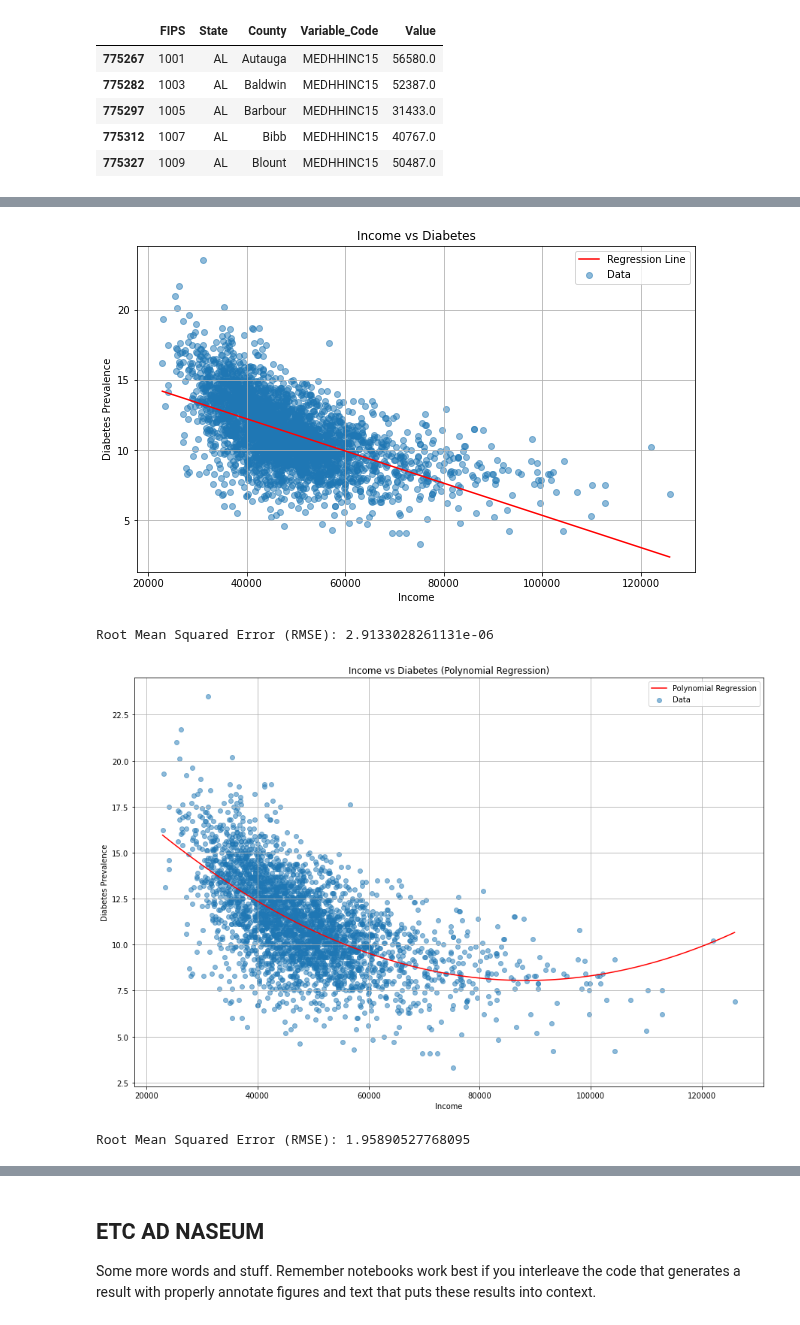
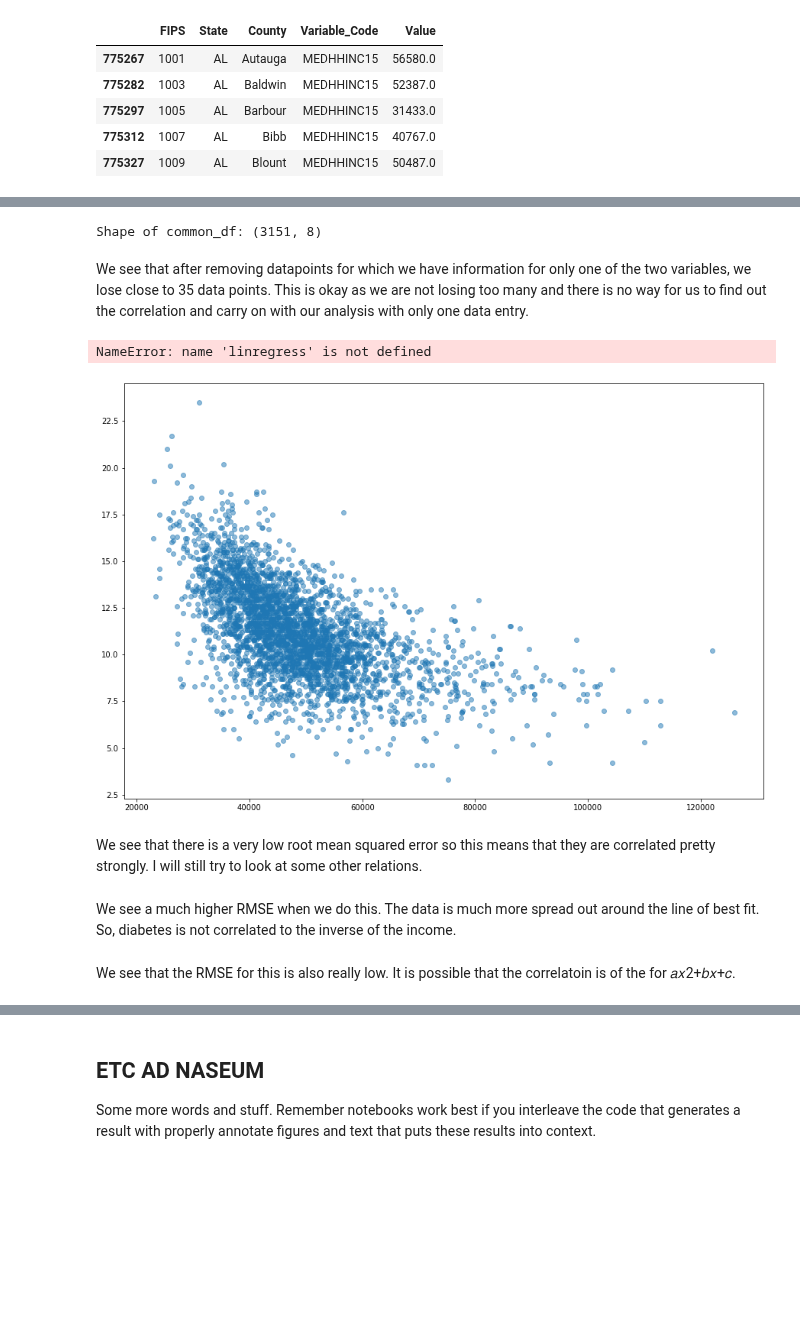
Before and after one commit to edwin815/diabetes_analysis, a Jupyter notebook: FinalProject_Group132_WI24.ipynb, the cells around one changed output, grey strips where cells are left out. Drawn from its saved outputs; the diff is of its cells as text; code cells hidden in the pictures; blank space fills up the shorter version.

```diff
--- a/FinalProject_Group132_WI24.ipynb
+++ b/FinalProject_Group132_WI24.ipynb
@@ -946,32 +971,31 @@ See the caveats in the documentation: https://pandas.pydata.org/pandas-docs/stab
 | 2 | 1005 | AL | Barbour | MEDHHINC15 | 31433.0 | 1005 | PCT_DIABETES_ADULTS13 | 18.4 |
 | 3 | 1007 | AL | Bibb | MEDHHINC15 | 40767.0 | 1007 | PCT_DIABETES_ADULTS13 | 14.8 |
 | 4 | 1009 | AL | Blount | MEDHHINC15 | 50487.0 | 1009 | PCT_DIABETES_ADULTS13 | 14.1 |
+# %%
+print("Shape of common_df:", common_df.shape)
+# %% [output]
+Shape of common_df: (3151, 8)
+# %% [markdown]
+We see that after removing datapoints for which we have information for only one of the two variables, we lose close to 35 data points. This is okay as we are not losing too many and there is no way for us to find out the correlation and carry on with our analysis with only one data entry.
 # %%
-import matplotlib.pyplot as plt
-from scipy.stats import linregress
-import numpy as np
-
-# Scatter plot
-plt.figure(figsize=(10, 6))
+plt.figure(figsize=(15, 10))
 plt.scatter(common_df["income_val"], common_df['diabetes_val'], alpha=0.5, label='Data')
 
-# Perform linear regression
-slope, intercept, r_value, p_value, std_err = linregress(common_df["income_val"], common_df['diabetes_val'])
+slope, intercept, r_value, p_value, std_err = linregress(common_df["income_val"], common_df['diabetes_val']) #linear regression
 
-# Plot regression line
-x_values = np.array([min(common_df["income_val"]), max(common_df["income_val"])])
-y_values = slope * x_values + intercept
-plt.plot(x_values, y_values, color='red', label='Regression Line')
 
+#Plot the linear regression and the scatter plot
+plt.plot(common_df["income_val"], slope * common_df["income_val"] + intercept, color='red', label='Regression Line')
 plt.title('Income vs Diabetes')
 plt.xlabel('Income')
-plt.ylabel('Diabetes Prevalence')
+plt.ylabel('Diabetes')
 plt.legend()
 plt.grid(True)
 plt.show()
 
-# Print the error
 print("Root Mean Squared Error (RMSE):", std_err)
 # %% [output]
+NameError: name 'linregress' is not defined
-[figure, old version]
+[figure, new version]
-Root Mean Squared Error (RMSE): 2.9133028261131e-06
+# %% [markdown]
+We see that there is a very low root mean squared error so this means that they are correlated pretty strongly. I will still try to look at some other relations.
@@ -978,3 +1025,5 @@ Root Mean Squared Error (RMSE): 2.9133028261131e-06
+# %% [markdown]
+We see a much higher RMSE when we do this. The data is much more spread out around the line of best fit. So, diabetes is not correlated to the inverse of the income.
 # %%
 degree = 2
 
@@ -988,9 +1037,9 @@ x_values = np.linspace(min(common_df["income_val"]), max(common_df["income_val"]
 
 plt.plot(x_values, poly_function(x_values), color='red', label='Polynomial Regression')
 
-plt.title('Income vs Diabetes (Polynomial Regression)')
+plt.title('Income vs Diabetes (2 degree polynomial regression)')
 plt.xlabel('Income')
-plt.ylabel('Diabetes Prevalence')
+plt.ylabel('Diabetes')
 plt.legend()
 plt.grid(True)
 plt.show()
@@ -999,9 +1048,8 @@ predicted_values = poly_function(common_df["income_val"])
 residuals = common_df['diabetes_val'] - predicted_values
 rmse = np.sqrt(np.mean(residuals**2))
 print("Root Mean Squared Error (RMSE):", rmse)
-# %% [output]
-[figure, removed]
-Root Mean Squared Error (RMSE): 1.95890527768095
+# %% [markdown]
+We see that the RMSE for this is also really low. It is possible that the correlatoin is of the for  𝑎𝑥2+𝑏𝑥+𝑐.
 # %%
 degree = 3
 
```
Also changed, not shown: parts of 25 cells of this notebook.
